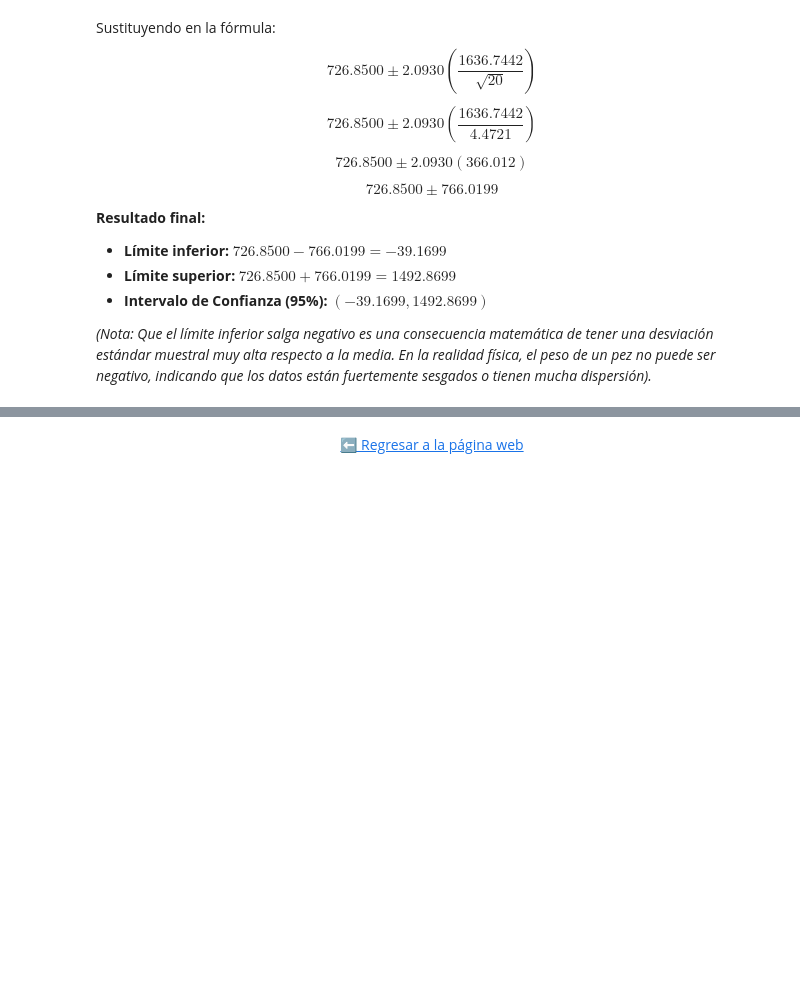
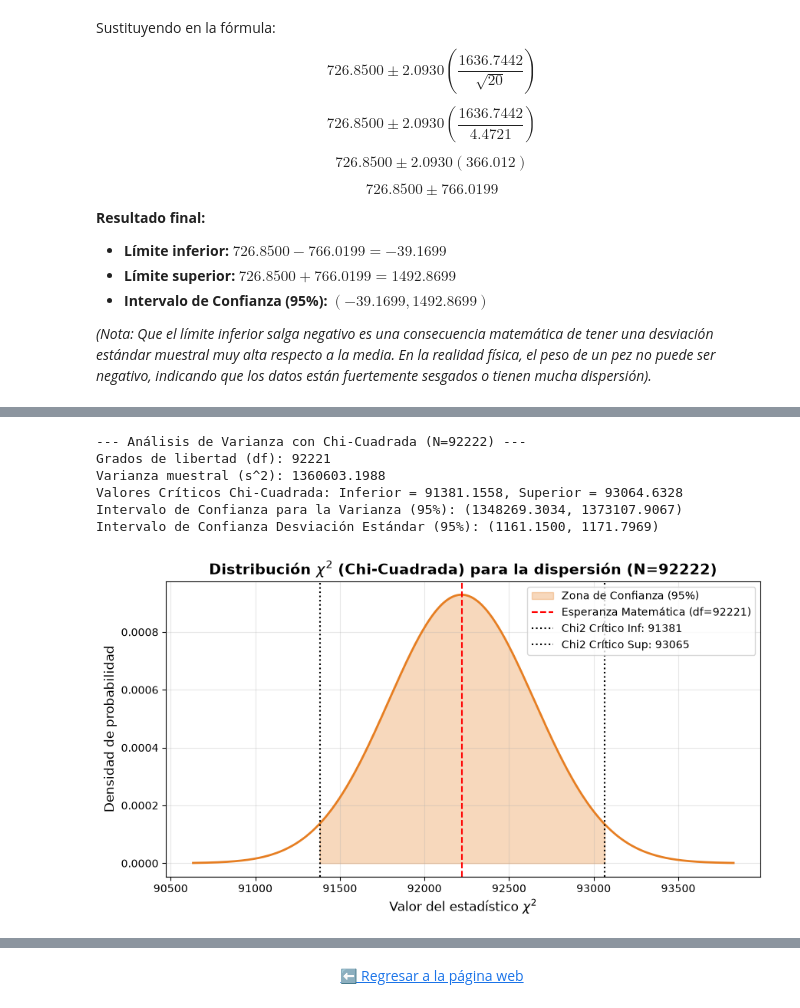
Before and after one commit to AxisCrazy/Probabilidad-y-estadistica-2, a Jupyter notebook: Portafolio_01.ipynb, the cells around one changed output, grey strips where cells are left out. Saved outputs shown, nothing was run; the diff lists cells and outputs as text; code cells hidden in the pictures; blank space fills up the shorter version.

```diff
--- a/Portafolio_01.ipynb
+++ b/Portafolio_01.ipynb
@@ -270,0 +335,52 @@ Intervalo de Confianza T (95%): (-39.1699, 1492.8699)
+# %%
+# Varianza de la muestra total
+varianza_total = np.var(datos_completos, ddof=1)
+df_chi = n_total - 1
+
+# Valores críticos de Chi-cuadrada para el 95% de confianza (alfa = 0.05)
+chi2_inf = st.chi2.ppf(0.025, df_chi)
+chi2_sup = st.chi2.ppf(0.975, df_chi)
+
+# Cálculo de los límites del intervalo de confianza para la varianza
+ic_var_inf = (df_chi * varianza_total) / chi2_sup
+ic_var_sup = (df_chi * varianza_total) / chi2_inf
+
+print(f"--- Análisis de Varianza con Chi-Cuadrada (N={n_total}) ---")
+print(f"Grados de libertad (df): {df_chi}")
+print(f"Varianza muestral (s^2): {varianza_total:.4f}")
+print(f"Valores Críticos Chi-Cuadrada: Inferior = {chi2_inf:.4f}, Superior = {chi2_sup:.4f}")
+print(f"Intervalo de Confianza para la Varianza (95%): ({ic_var_inf:.4f}, {ic_var_sup:.4f})")
+print(f"Intervalo de Confianza Desviación Estándar (95%): ({np.sqrt(ic_var_inf):.4f}, {np.sqrt(ic_var_sup):.4f})\n")
+
+# --- GRÁFICA DE LA DISTRIBUCIÓN CHI-CUADRADA ---
+# Generamos el eje X centrado alrededor de los grados de libertad
+x_chi = np.linspace(st.chi2.ppf(0.0001, df_chi), st.chi2.ppf(0.9999, df_chi), 1000)
+y_chi = st.chi2.pdf(x_chi, df_chi)
+
+plt.figure(figsize=(10, 5))
+plt.plot(x_chi, y_chi, color='#E67E22', linewidth=2)
+
+# Sombrear la zona del intervalo de confianza
+x_fill_chi = np.linspace(chi2_inf, chi2_sup, 500)
+y_fill_chi = st.chi2.pdf(x_fill_chi, df_chi)
+plt.fill_between(x_fill_chi, y_fill_chi, color='#E67E22', alpha=0.3, label='Zona de Confianza (95%)')
+
+# Líneas guía de corte
+plt.axvline(df_chi, color='red', linestyle='--', linewidth=1.5, label=f'Esperanza Matemática (df={df_chi})')
+plt.axvline(chi2_inf, color='black', linestyle=':', linewidth=1.5, label=f'Chi2 Crítico Inf: {chi2_inf:.0f}')
+plt.axvline(chi2_sup, color='black', linestyle=':', linewidth=1.5, label=f'Chi2 Crítico Sup: {chi2_sup:.0f}')
+
+plt.title(f"Distribución $\\chi^2$ (Chi-Cuadrada) para la dispersión (N={n_total})", fontsize=14, fontweight='bold')
+plt.xlabel("Valor del estadístico $\\chi^2$", fontsize=12)
+plt.ylabel("Densidad de probabilidad", fontsize=12)
+plt.legend(loc='upper right')
+plt.grid(alpha=0.3)
+plt.show()
+# %% [output]
+--- Análisis de Varianza con Chi-Cuadrada (N=92222) ---
+Grados de libertad (df): 92221
+Varianza muestral (s^2): 1360603.1988
+Valores Críticos Chi-Cuadrada: Inferior = 91381.1558, Superior = 93064.6328
+Intervalo de Confianza para la Varianza (95%): (1348269.3034, 1373107.9067)
+Intervalo de Confianza Desviación Estándar (95%): (1161.1500, 1171.7969)
+[figure, added]
```
Also changed, not shown: parts of 6 cells of this notebook.
